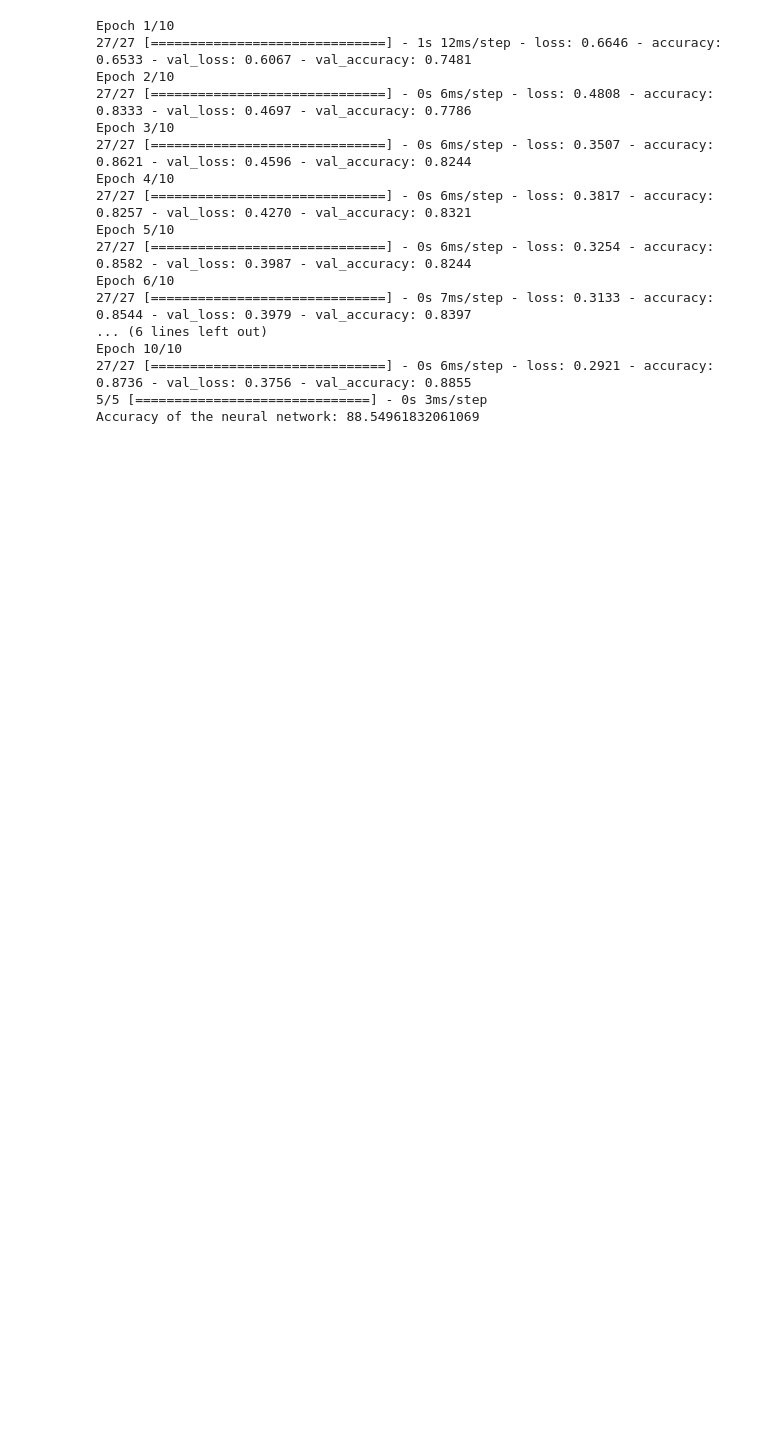
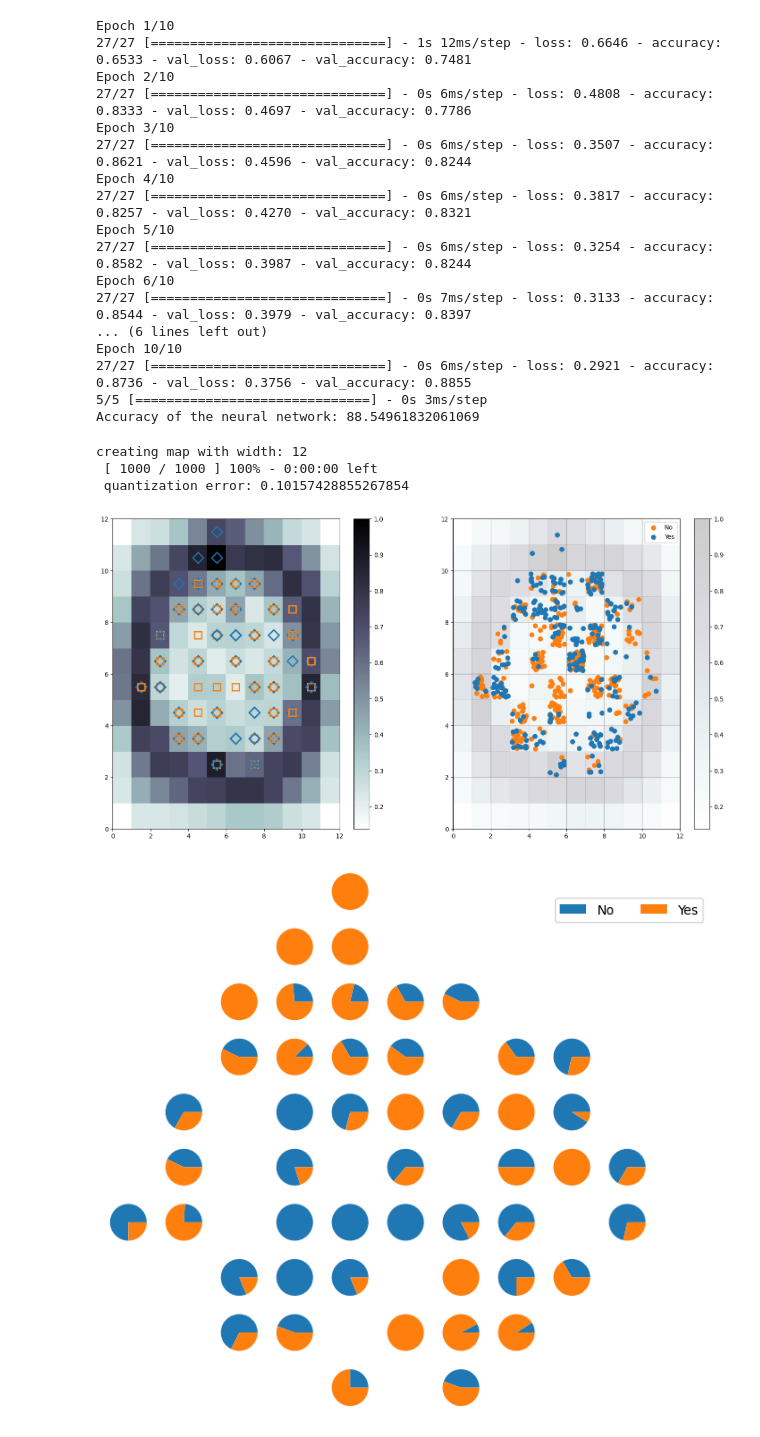
Before and after one commit to ignis05/uj-ci, a Jupyter notebook: Project1.ipynb, the cells around one changed output. Cells and saved outputs as stored; diff of their text form; code cells hidden in the pictures; blank space fills up the shorter version.

```diff
--- a/Project1.ipynb
+++ b/Project1.ipynb
@@ -336,3 +311,72 @@ Epoch 10/10
 27/27 [==============================] - 0s 6ms/step - loss: 0.2921 - accuracy: 0.8736 - val_loss: 0.3756 - val_accuracy: 0.8855
 5/5 [==============================] - 0s 3ms/step
 Accuracy of the neural network: 88.54961832061069
+# %%
+# SOM preparations
+credit_SOM_target = credit_dataset['A16'].values
+credit_SOM_data = credit_dataset[credit_dataset.columns[:-1]]
+credit_SOM_data = normalize(credit_SOM_data.values, axis=0)
+# %%
+credit_mapSize = math.ceil(np.sqrt(5*np.sqrt(len(credit_dataset))))  # rule of thumb for SOM dimentions: 5*sqrt(samples_size)
+print(f'creating map with width: {credit_mapSize}')
+credit_SOM_model = MiniSom(credit_mapSize, credit_mapSize, credit_SOM_data.shape[1])
+
+# prepare and train model
+credit_SOM_model.pca_weights_init(credit_SOM_data)
+credit_SOM_model.train(credit_SOM_data, 1000, verbose=True)
+# %% [output]
+creating map with width: 12
+ [ 1000 / 1000 ] 100% - 0:00:00 left
+ quantization error: 0.10157428855267854
+# %%
+labels = {0: 'No', 1: 'Yes'}
+colors = ['C0', 'C1']
+markers = ['D', 's']
+
+plt.figure(figsize=(18, 9))
+
+# The response for each pattern in the dataset - different colors and markers for each label
+plt.subplot(1, 2, 1)
+plt.pcolor(credit_SOM_model.distance_map().T, cmap='bone_r')  # plotting the distance map as background
+plt.colorbar()
+for cnt, xx in enumerate(credit_SOM_data):
+    w = credit_SOM_model.winner(xx)  # getting the winner
+    # palce a marker on the winning position for the sample xx
+    plt.plot(w[0]+.5, w[1]+.5, markers[credit_SOM_target[cnt]-1], markerfacecolor='None',
+             markeredgecolor=colors[credit_SOM_target[cnt]-1], markersize=12, markeredgewidth=2)
+
+
+# Sample distirbution - each dot represents the coordinates of the winning neuron.
+# A random offset is added to avoid overlaps between points within the same cell.
+plt.subplot(1, 2, 2)
+w_x, w_y = zip(*[credit_SOM_model.winner(d) for d in credit_SOM_data])
+w_x = np.array(w_x)
+w_y = np.array(w_y)
+
+plt.pcolor(credit_SOM_model.distance_map().T, cmap='bone_r', alpha=.2)
+plt.colorbar()
+
+for c in np.unique(credit_SOM_target):
+    idx_target = credit_SOM_target == c
+    plt.scatter(w_x[idx_target]+.5+(np.random.rand(np.sum(idx_target))-.5)*.8,
+                w_y[idx_target]+.5+(np.random.rand(np.sum(idx_target))-.5)*.8,
+                s=50, c=colors[c-1], label=labels[c])
+plt.legend(loc='upper right')
+plt.grid()
+plt.show()
+
+
+# A random offset is added to avoid overlaps between points within the same cell.
+labels_map = credit_SOM_model.labels_map(credit_SOM_data, [labels[t] for t in credit_SOM_target])
+the_grid = gridspec.GridSpec(credit_mapSize, credit_mapSize,plt.figure(figsize=(9, 9)))
+for position in labels_map.keys():
+    label_fracs = [labels_map[position][l] for l in labels.values()]
+    plt.subplot(the_grid[credit_mapSize-1-position[1],
+                         position[0]], aspect=1)
+    patches, texts = plt.pie(label_fracs)
+
+plt.legend(patches, labels.values(), bbox_to_anchor=(3.5, 6.5), ncol=3)
+plt.show()
+# %% [output]
+[figure, added]
+[figure, added]
```
Also changed, not shown: parts of 5 cells of this notebook.
